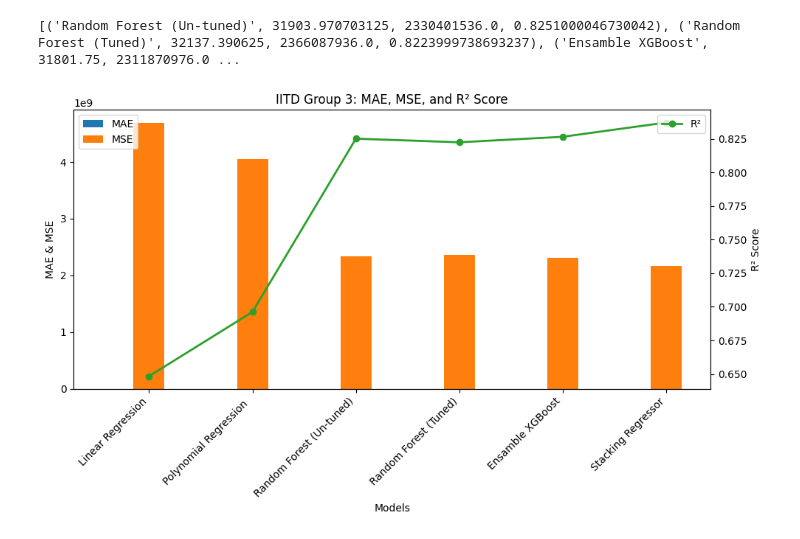
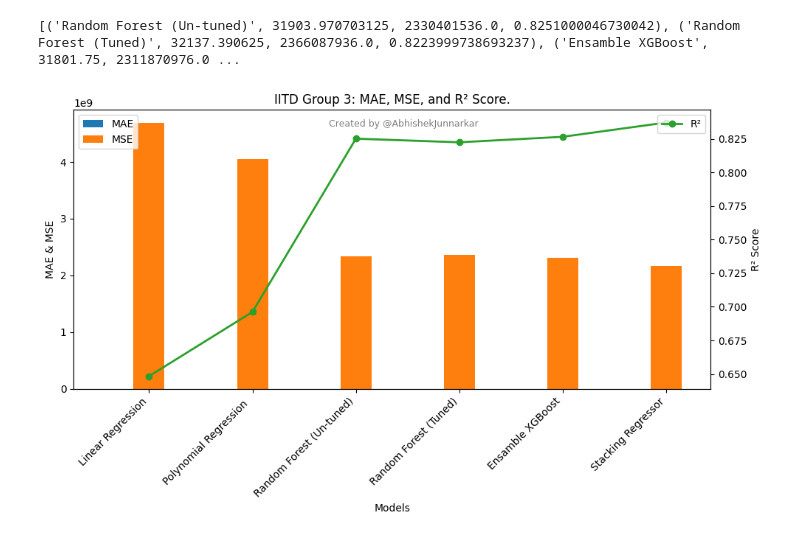
Before and after one commit to AbhishekJunnarkar/DS-ML-Projects, a Jupyter notebook: Module-Capstone-Project/Project_1_Predict_The_House_Prices/notebook/PROJECT-1-PREDICT-HOUSE-PRICES_v2.ipynb, the cells around one changed output. Saved outputs shown, nothing was run; the diff lists cells and outputs as text; code cells hidden in the pictures.

```diff
--- a/Module-Capstone-Project/Project_1_Predict_The_House_Prices/notebook/PROJECT-1-PREDICT-HOUSE-PRICES_v2.ipynb
+++ b/Module-Capstone-Project/Project_1_Predict_The_House_Prices/notebook/PROJECT-1-PREDICT-HOUSE-PRICES_v2.ipynb
@@ -1009,32 +1009,35 @@ fig, ax1 = plt.subplots(figsize=(10, 6))
 width = 0.3  # width of the bars
 x = np.arange(len(models))  # model indices
 
 # Plot MAE
 ax1.bar(x - width, mae, width, label='MAE', color='tab:blue')
 
 # Plot MSE
 ax1.bar(x, mse, width, label='MSE', color='tab:orange')
 
 # Create secondary axis for R²
 ax2 = ax1.twinx()
 ax2.plot(x, r2, label="R²", color='tab:green', marker='o', linestyle='-', linewidth=2)
 
 # Labels and Titles
 ax1.set_xlabel('Models')
 ax1.set_ylabel('MAE & MSE')
 ax2.set_ylabel('R² Score')
 
 # Set the x-axis tick positions and labels
 ax1.set_xticks(x)
 ax1.set_xticklabels(models, rotation=45, ha="right")
 
 # Add a title and legend
-plt.title('IITD Group 3: MAE, MSE, and R² Score')
+plt.title('IITD Group 3: MAE, MSE, and R² Score.')
 ax1.legend(loc='upper left')
 ax2.legend(loc='upper right')
+
+# Add creator text at the bottom center
+plt.figtext(0.5, 0.9, 'Created by @AbhishekJunnarkar', ha='center', fontsize=9, color='gray')
 
 # Show the plot
 plt.tight_layout()
 plt.show()
 # %% [output]
-[figure, old version]
+[figure, new version]
```
